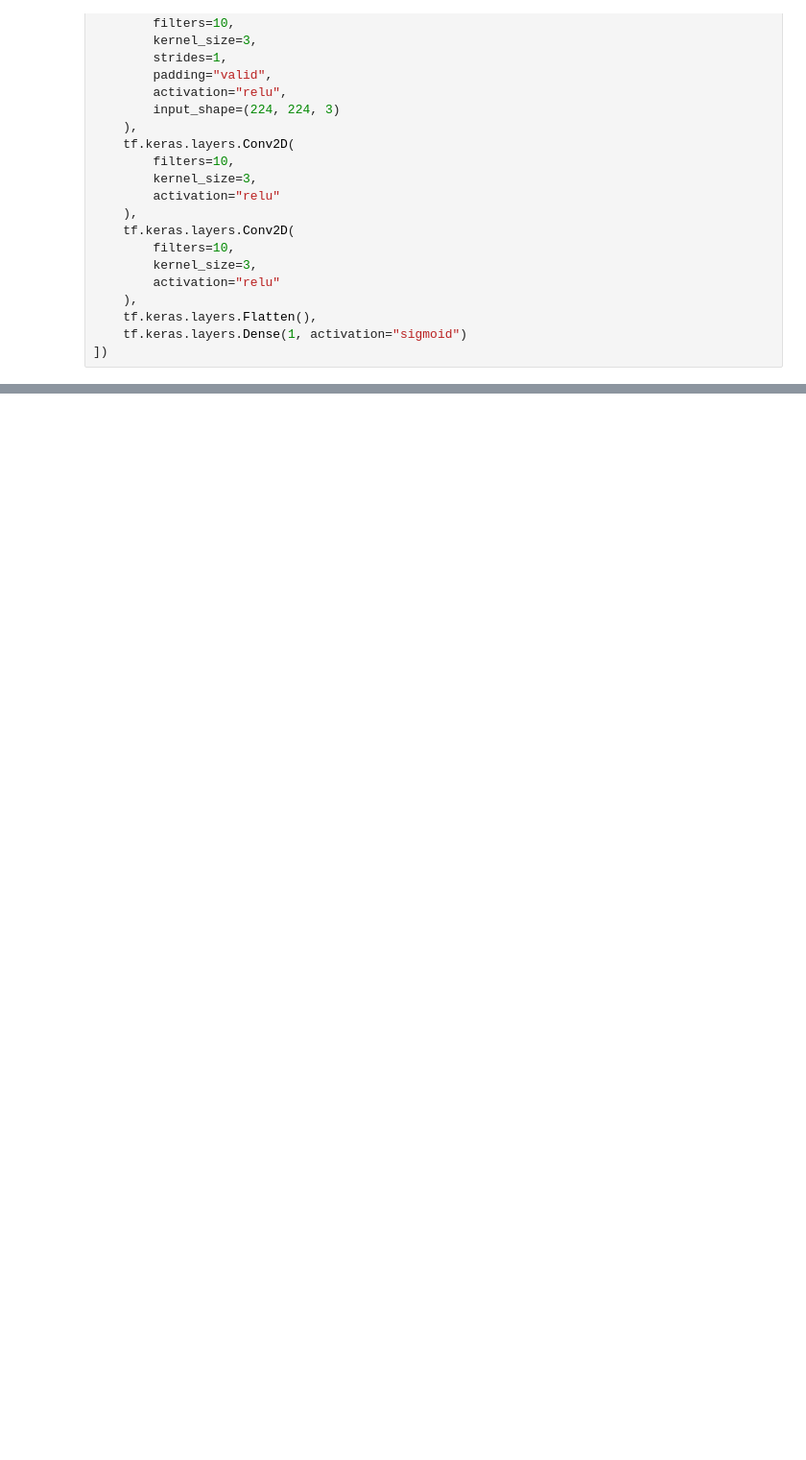
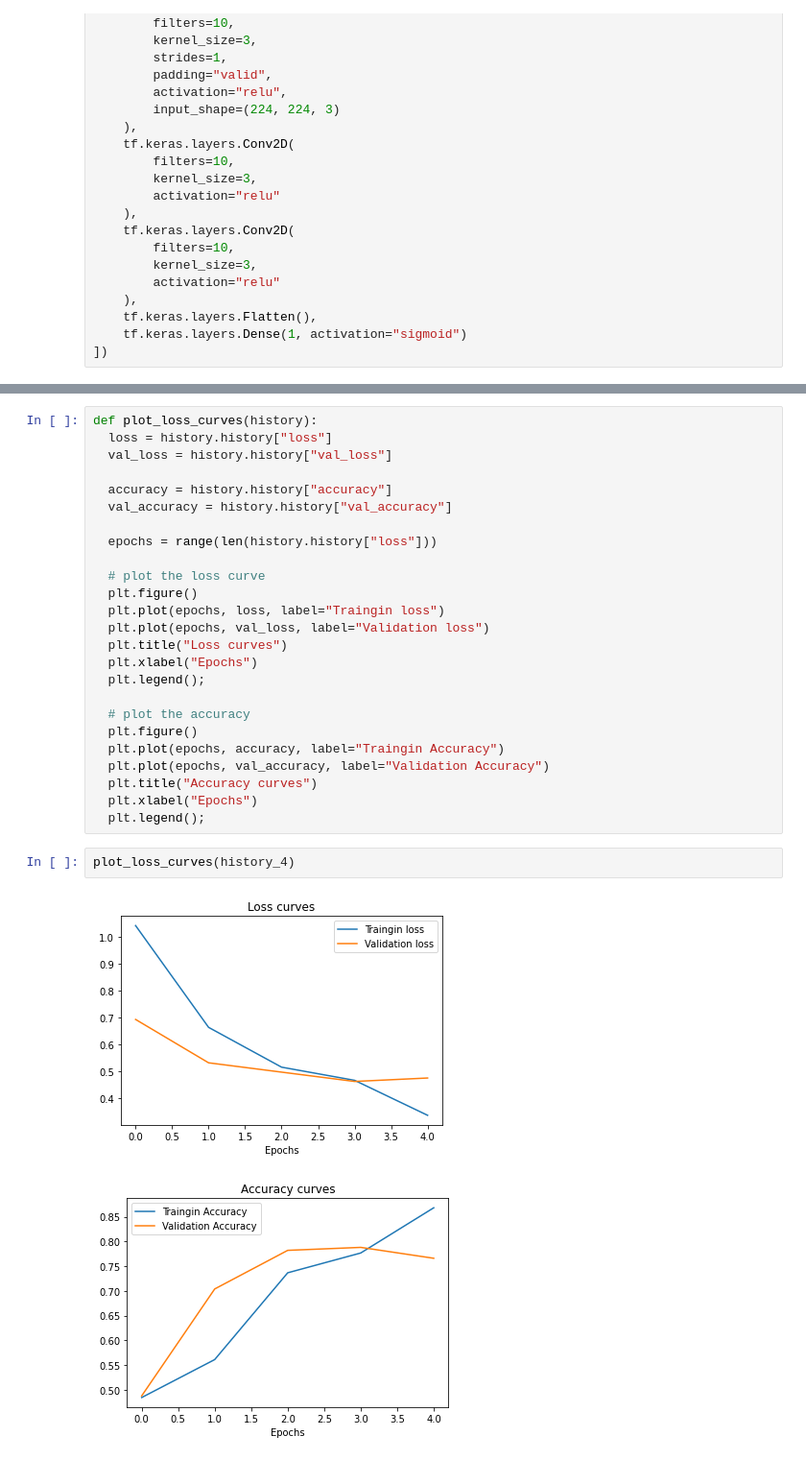
Before and after one commit to niketanmoon/practice_tensorflow, a Jupyter notebook: introduction_to_computer_vision_with_tensorflow.ipynb, the cells around one changed output, grey strips where cells are left out. Shown at 96% size. Drawn from its saved outputs; the diff is of its cells as text; blank space fills up the shorter version.

```diff
--- a/introduction_to_computer_vision_with_tensorflow.ipynb
+++ b/introduction_to_computer_vision_with_tensorflow.ipynb
@@ -494,0 +529,30 @@ model_4 = tf.keras.Sequential([
+# %%
+def plot_loss_curves(history):
+  loss = history.history["loss"]
+  val_loss = history.history["val_loss"]
+
+  accuracy = history.history["accuracy"]
+  val_accuracy = history.history["val_accuracy"]
+
+  epochs = range(len(history.history["loss"]))
+
+  # plot the loss curve
+  plt.figure()
+  plt.plot(epochs, loss, label="Traingin loss")
+  plt.plot(epochs, val_loss, label="Validation loss")
+  plt.title("Loss curves")
+  plt.xlabel("Epochs")
+  plt.legend();
+
+  # plot the accuracy
+  plt.figure()
+  plt.plot(epochs, accuracy, label="Traingin Accuracy")
+  plt.plot(epochs, val_accuracy, label="Validation Accuracy")
+  plt.title("Accuracy curves")
+  plt.xlabel("Epochs")
+  plt.legend();
+# %%
+plot_loss_curves(history_4)
+# %% [output]
+[figure, added]
+[figure, added]
```
Also changed, not shown: parts of 44 cells of this notebook.
